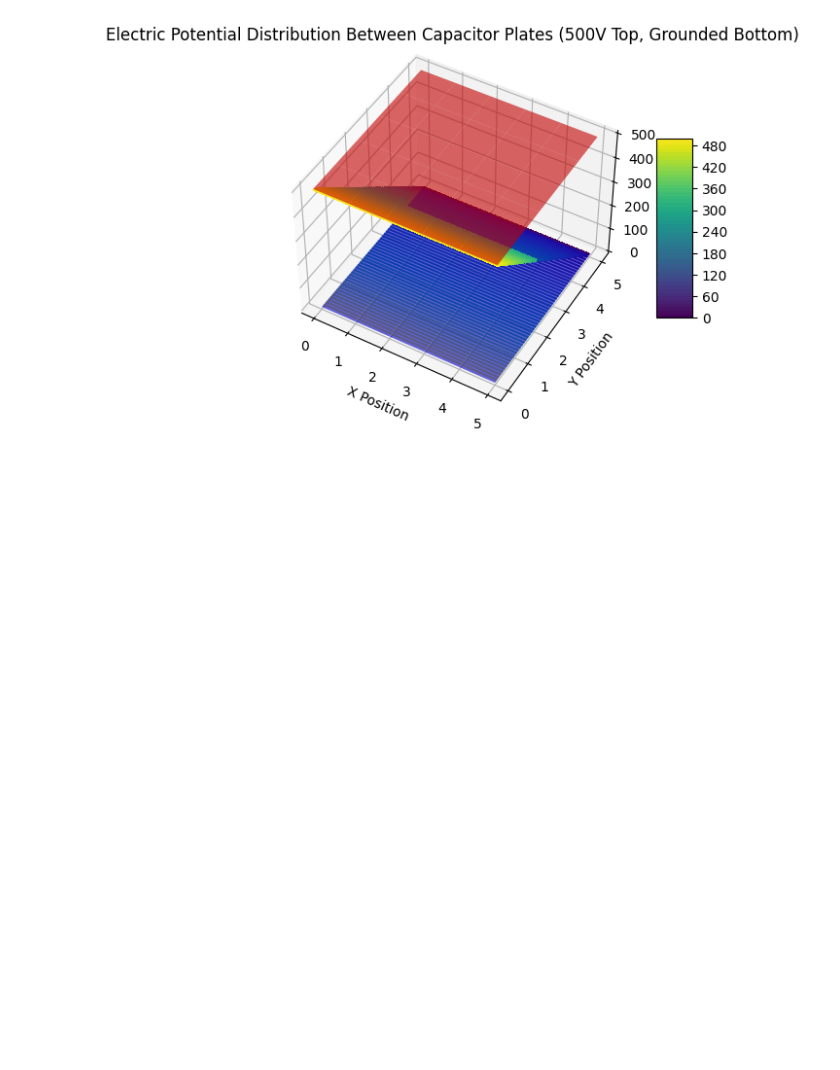
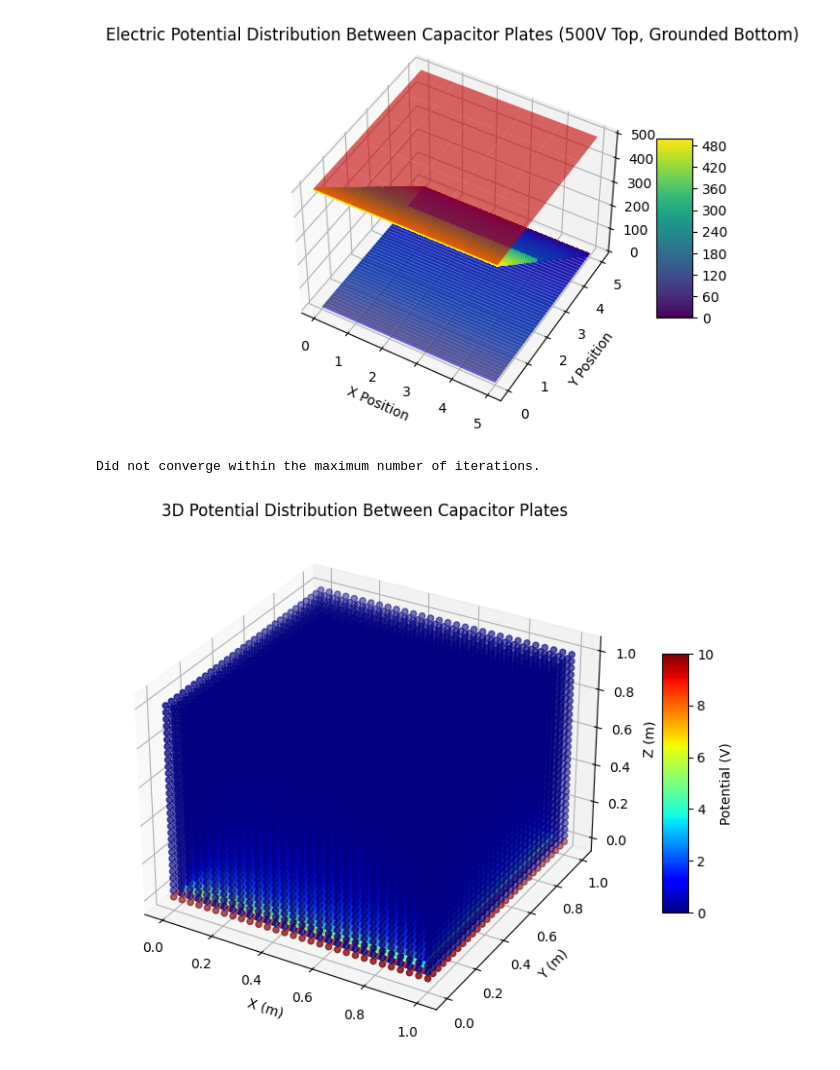
Before and after one commit to UKD1211/FDM_based_Node_Potential_Calculation_for_Capacitor_Plates, a Jupyter notebook: FDM_based_Node_Potential_Calculation_for_Capacitor_Plates.ipynb, the cells around one changed output. Cells and saved outputs as stored; diff of their text form; code cells hidden in the pictures; blank space fills up the shorter version.

```diff
--- a/FDM_based_Node_Potential_Calculation_for_Capacitor_Plates.ipynb
+++ b/FDM_based_Node_Potential_Calculation_for_Capacitor_Plates.ipynb
@@ -2007,3 +2000,81 @@ Final node voltages:
  [  0.           0.           0.           0.           0.
     0.        ]]
 [figure]
+# %%
+import numpy as np
+from matplotlib import pyplot as plt
+from mpl_toolkits.mplot3d import Axes3D  # For 3D projection plots
+
+# Grid and domain parameters
+kx = 30  # Number of points along x
+ky = 30  # Number of points along y
+kz = 30  # Number of points along z
+largx = 1.0  # Length in x (meters)
+largy = 1.0  # Length in y (meters)
+largz = 1.0  # Length in z (meters)
+
+dx = largx / (kx - 1)  # Grid spacing in x
+dy = largy / (ky - 1)  # Grid spacing in y
+dz = largz / (kz - 1)  # Grid spacing in z
+
+# Physical parameters
+V1 = 10.0  # Potential of Plate 1
+V2 = 0.0   # Potential of Plate 2
+epsilon = 8.85e-12  # Permittivity of free space
+rho = 0.0  # Charge density (assumed zero for a vacuum capacitor)
+
+# Coordinate arrays
+x = np.linspace(0, largx, kx)
+y = np.linspace(0, largy, ky)
+z = np.linspace(0, largz, kz)
+
+# Initialize potential array
+V = np.zeros((kx, ky, kz))
+
+# Boundary conditions for the capacitor plates
+V[:, :, 0] = V1  # Plate 1 (z = 0)
+V[:, :, -1] = V2  # Plate 2 (z = largz)
+
+# FDM solver for Laplace's equation
+def calculate_potential(max_iterations=1000, tolerance=1e-6):
+    for iteration in range(max_iterations):
+        V_old = V.copy()
+
+        # Update internal nodes using the finite difference method
+        V[1:-1, 1:-1, 1:-1] = (1 / 6) * (
+            V_old[2:, 1:-1, 1:-1] + V_old[:-2, 1:-1, 1:-1] +  # x-direction
+            V_old[1:-1, 2:, 1:-1] + V_old[1:-1, :-2, 1:-1] +  # y-direction
+            V_old[1:-1, 1:-1, 2:] + V_old[1:-1, 1:-1, :-2]    # z-direction
+        )
+
+        # Convergence check
+        max_diff = np.max(np.abs(V - V_old))
+        if max_diff < tolerance:
+            print(f"Converged after {iteration + 1} iterations.")
+            break
+    else:
+        print("Did not converge within the maximum number of iterations.")
+
+    return V
+
+# Solve for the potential
+V = calculate_potential()
+
+# Visualization of the potential distribution
+def visualize_potential():
+    fig = plt.figure(figsize=(10, 7))
+    X, Y, Z = np.meshgrid(x, y, z, indexing="ij")
+    ax = fig.add_subplot(111, projection="3d")
+    img = ax.scatter(X, Y, Z, c=V.flatten(), cmap="jet")
+    ax.set_title("3D Potential Distribution Between Capacitor Plates")
+    ax.set_xlabel("X (m)")
+    ax.set_ylabel("Y (m)")
+    ax.set_zlabel("Z (m)")
+    fig.colorbar(img, ax=ax, shrink=0.5, aspect=10, label="Potential (V)")
+    plt.show()
+
+# Visualize the result
+visualize_potential()
+# %% [output]
+Did not converge within the maximum number of iterations.
+[figure, added]
```
Also changed, not shown: parts of 4 cells of this notebook.
